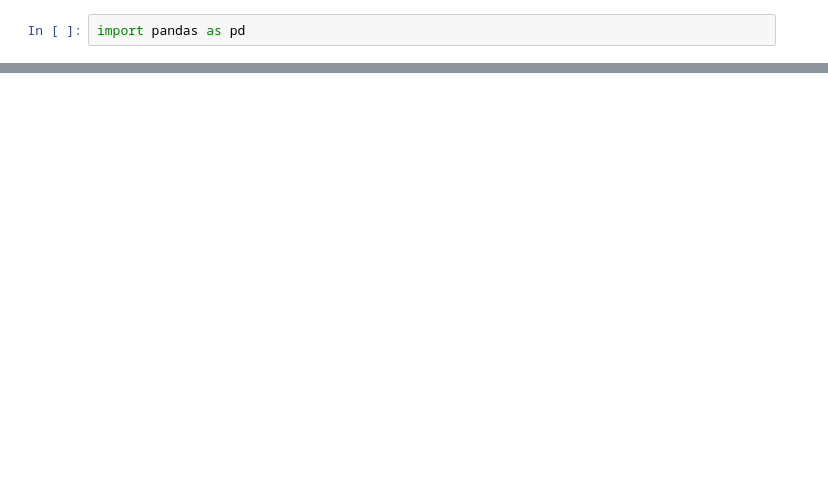
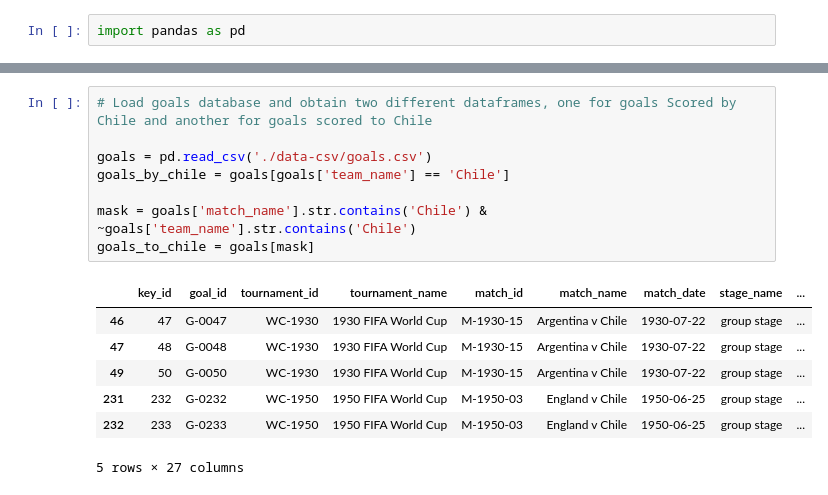
Before and after one commit to Claudio-AhumadaL/Chile_in_the_FIFA_WC, a Jupyter notebook: Chile_FIFA_WC.ipynb, the cells around one changed output, grey strips where cells are left out. Cells and saved outputs as stored; diff of their text form; blank space fills up the shorter version.

Commit message:
Add goals df and restrict rows of interest
Get two different dataframes, one for goals scored to Chile and another for goals scored against Chile

```diff
--- a/Chile_FIFA_WC.ipynb
+++ b/Chile_FIFA_WC.ipynb
@@ -39,3 +45,19 @@ bookings_chile
 | 2185 | 2186 | B-2186 | WC-2014 | 2014 FIFA World Cup | M-2014-49 | Brazil v Chile | 2014-06-28 | round of 16 | ... |
 | 2189 | 2190 | B-2190 | WC-2014 | 2014 FIFA World Cup | M-2014-49 | Brazil v Chile | 2014-06-28 | round of 16 | ... |
 45 rows × 26 columns
+# %%
+# Load goals database and obtain two different dataframes, one for goals Scored by Chile and another for goals scored to Chile
+
+goals = pd.read_csv('./data-csv/goals.csv')
+goals_by_chile = goals[goals['team_name'] == 'Chile']
+
+mask = goals['match_name'].str.contains('Chile') & ~goals['team_name'].str.contains('Chile')
+goals_to_chile = goals[mask]
+# %% [output]
+|  | key_id | goal_id | tournament_id | tournament_name | match_id | match_name | match_date | stage_name | ... |
+| 46 | 47 | G-0047 | WC-1930 | 1930 FIFA World Cup | M-1930-15 | Argentina v Chile | 1930-07-22 | group stage | ... |
+| 47 | 48 | G-0048 | WC-1930 | 1930 FIFA World Cup | M-1930-15 | Argentina v Chile | 1930-07-22 | group stage | ... |
+| 49 | 50 | G-0050 | WC-1930 | 1930 FIFA World Cup | M-1930-15 | Argentina v Chile | 1930-07-22 | group stage | ... |
+| 231 | 232 | G-0232 | WC-1950 | 1950 FIFA World Cup | M-1950-03 | England v Chile | 1950-06-25 | group stage | ... |
+| 232 | 233 | G-0233 | WC-1950 | 1950 FIFA World Cup | M-1950-03 | England v Chile | 1950-06-25 | group stage | ... |
+5 rows × 27 columns
```
Also changed, not shown: parts of 3 cells of this notebook.
